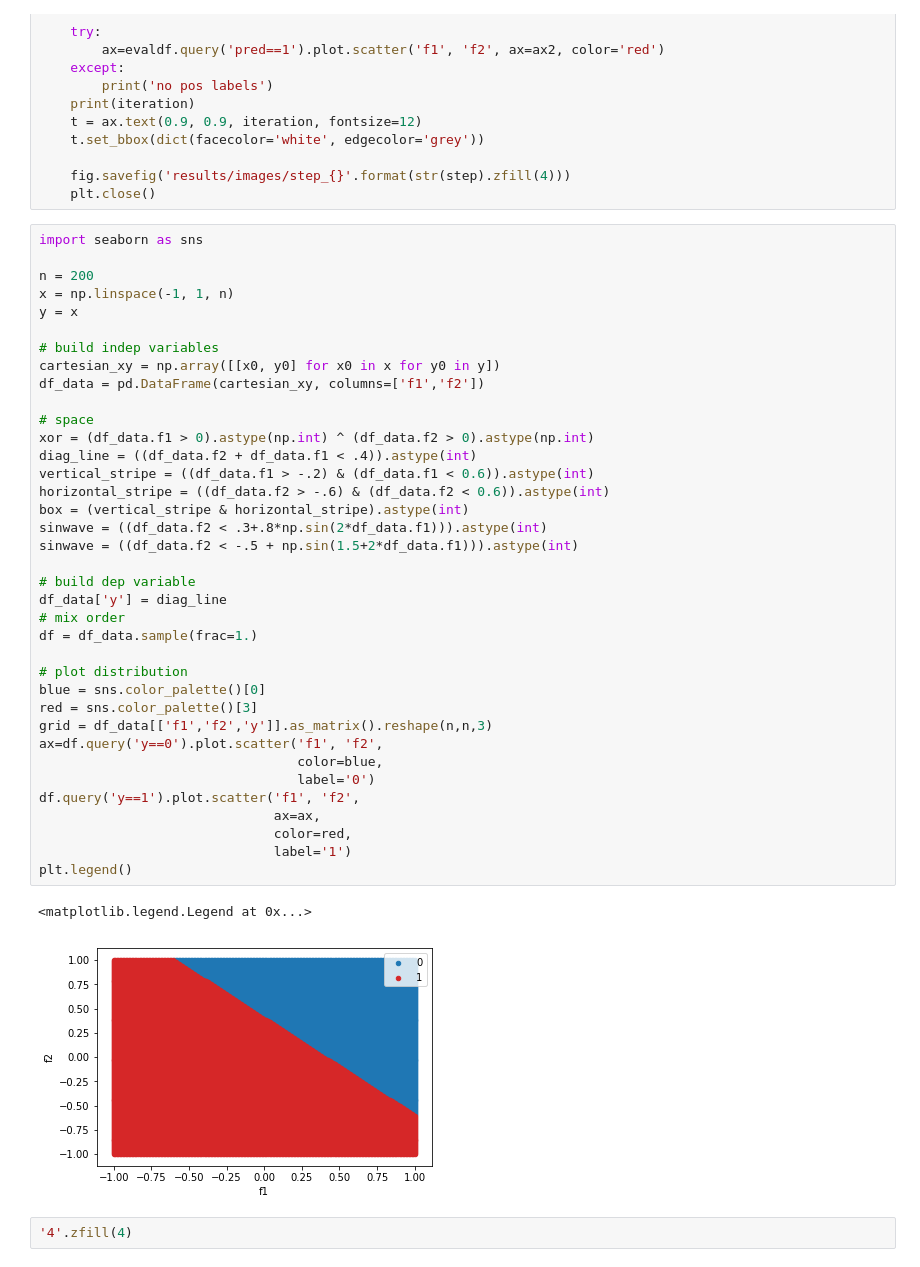
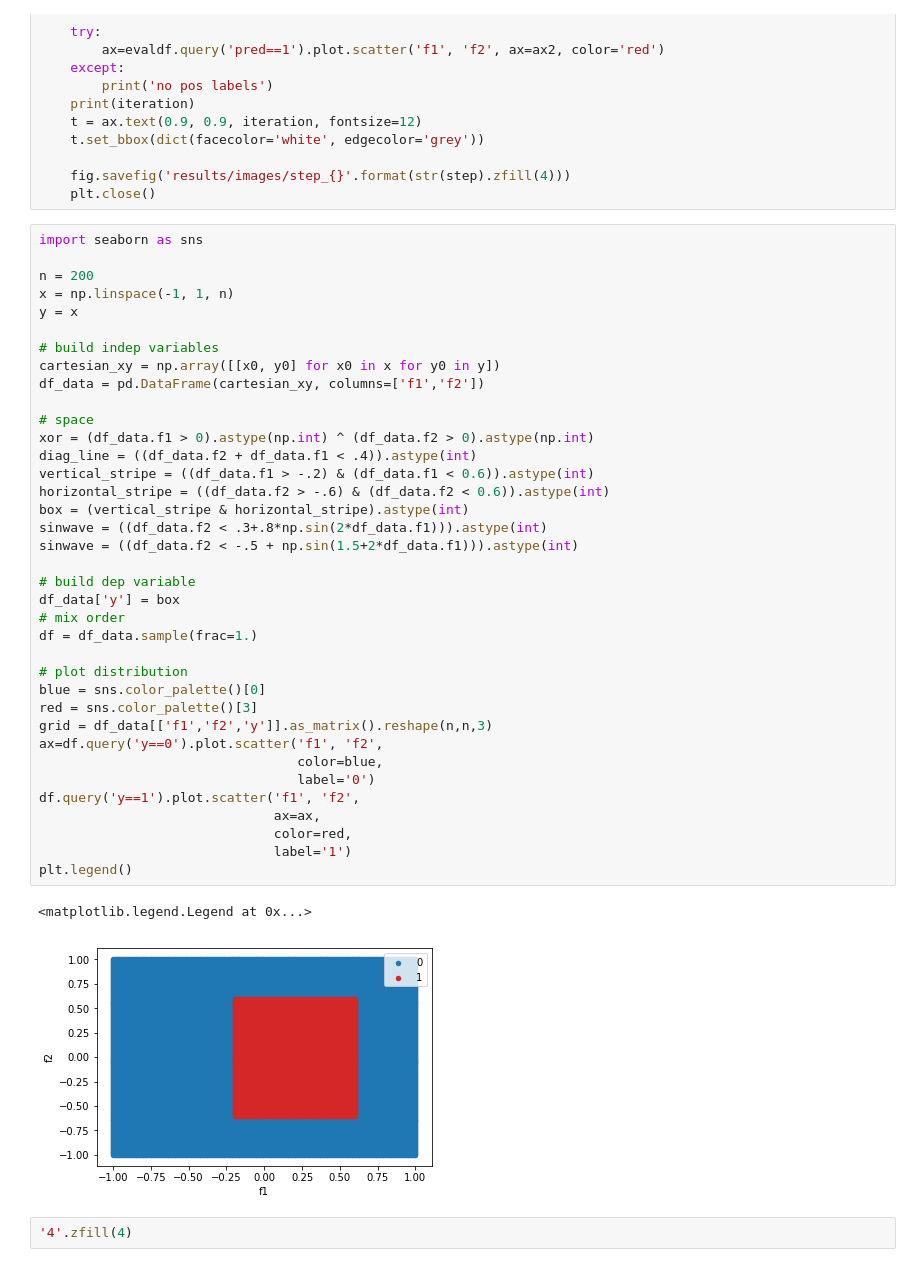
Before and after one commit to crawles/logistic-regression-from-scratch, a Jupyter notebook: nn from scratch.ipynb, the cells around one changed output. Saved outputs shown, nothing was run; the diff lists cells and outputs as text.

```diff
--- a/nn from scratch.ipynb
+++ b/nn from scratch.ipynb
@@ -46,35 +46,35 @@ y = x
 cartesian_xy = np.array([[x0, y0] for x0 in x for y0 in y])
 df_data = pd.DataFrame(cartesian_xy, columns=['f1','f2'])
 
 # space
 xor = (df_data.f1 > 0).astype(np.int) ^ (df_data.f2 > 0).astype(np.int)
 diag_line = ((df_data.f2 + df_data.f1 < .4)).astype(int)
 vertical_stripe = ((df_data.f1 > -.2) & (df_data.f1 < 0.6)).astype(int)
 horizontal_stripe = ((df_data.f2 > -.6) & (df_data.f2 < 0.6)).astype(int)
 box = (vertical_stripe & horizontal_stripe).astype(int)
 sinwave = ((df_data.f2 < .3+.8*np.sin(2*df_data.f1))).astype(int)
 sinwave = ((df_data.f2 < -.5 + np.sin(1.5+2*df_data.f1))).astype(int)
 
 # build dep variable
-df_data['y'] = diag_line
+df_data['y'] = box
 # mix order
 df = df_data.sample(frac=1.)
 
 # plot distribution
 blue = sns.color_palette()[0]
 red = sns.color_palette()[3]
 grid = df_data[['f1','f2','y']].as_matrix().reshape(n,n,3)
 ax=df.query('y==0').plot.scatter('f1', 'f2',
                                  color=blue,
                                  label='0')
 df.query('y==1').plot.scatter('f1', 'f2',
                               ax=ax,
                               color=red,
                               label='1')
 plt.legend()
 # %% [output]
 <matplotlib.legend.Legend at 0x...>
-[figure, old version]
+[figure, new version]
 # %%
 '4'.zfill(4)
 # %% [output]
```
Also changed, not shown: parts of 12 cells of this notebook, 46 other files.
